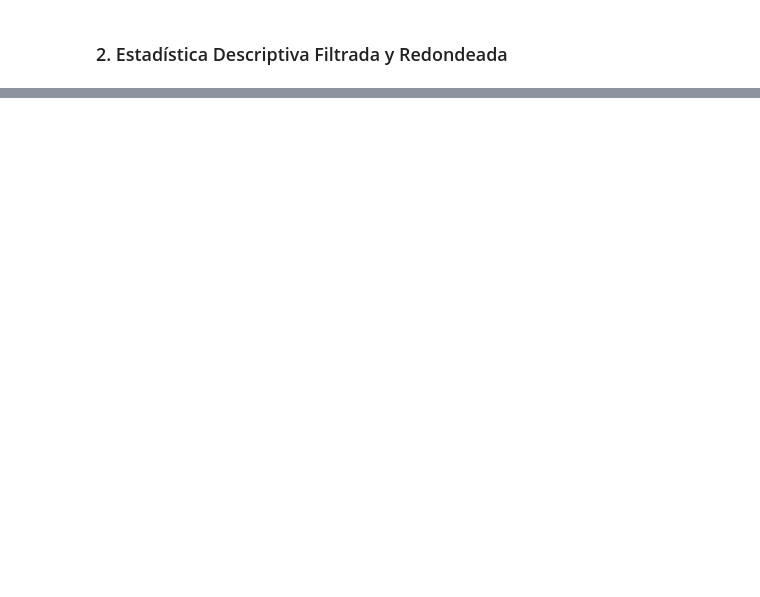
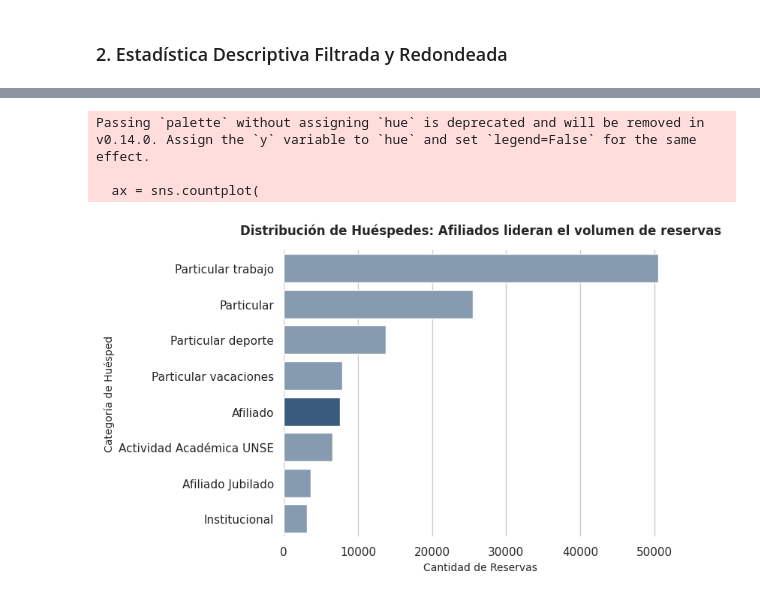
Before and after one commit to BucciCarlos/entregafinal_pp, a Jupyter notebook: notebooks/02_analisis_univariado.ipynb, the cells around one changed output, grey strips where cells are left out. Drawn from its saved outputs; the diff is of its cells as text; code cells hidden in the pictures; blank space fills up the shorter version.

```diff
--- a/notebooks/02_analisis_univariado.ipynb
+++ b/notebooks/02_analisis_univariado.ipynb
@@ -24,0 +43,14 @@ df.head
+# %%
+# --- FEATURE ENGINEERING ---
+# 1. Porcentaje de Subsidio
+df['porcentaje_subsidio'] = np.where(df['tarifa_base'] > 0, (df['tarifa_base'] - df['tarifa_efectiva']) / df['tarifa_base'], 0)
+
+# 2. Costo de Oportunidad Perdido (Dinero dejado de ganar por cancelaciones)
+df['costo_oportunidad_perdido'] = np.where(df['estado'] == 'cancelada', df['tarifa_efectiva'] * df['noches_totales'], 0)
+
+# 3. Duración de Estadía (Categorizada)
+condiciones = [df['noches_totales'] <= 2, df['noches_totales'] <= 6]
+opciones = ['Corta (1-2 noches)', 'Mediana (3-6 noches)']
+df['duracion_categoria'] = np.select(condiciones, opciones, default='Larga (7+ noches)')
+
+print("Feature Engineering aplicado con éxito. Variables derivadas creadas.")
@@ -53,0 +124,28 @@ df_desc
+# %%
+# Configuración del estilo de gráfico
+import seaborn as sns
+import matplotlib.pyplot as plt
+
+plt.figure(figsize=(8, 5))
+order = df['categoria_huesped'].value_counts().index
+colors = ['#2E5B88' if cat == 'Afiliado' else '#7F9BB6' for cat in order]
+
+ax = sns.countplot(
+    data=df,
+    y='categoria_huesped',
+    order=order,
+    palette=colors
+)
+
+# Estética ejecutiva y despine
+ax.set_title("Distribución de Huéspedes: Afiliados lideran el volumen de reservas", fontsize=12, weight='bold', pad=15)
+ax.set_xlabel("Cantidad de Reservas", fontsize=10)
+ax.set_ylabel("Categoría de Huésped", fontsize=10)
+sns.despine(left=True, bottom=True)
+plt.tight_layout()
+plt.show()
+# %% [output]
+Passing `palette` without assigning `hue` is deprecated and will be removed in v0.14.0. Assign the `y` variable to `hue` and set `legend=False` for the same effect.
+
+  ax = sns.countplot(
+[figure, added]
```
Also changed, not shown: parts of 13 cells of this notebook, 11 other files.
